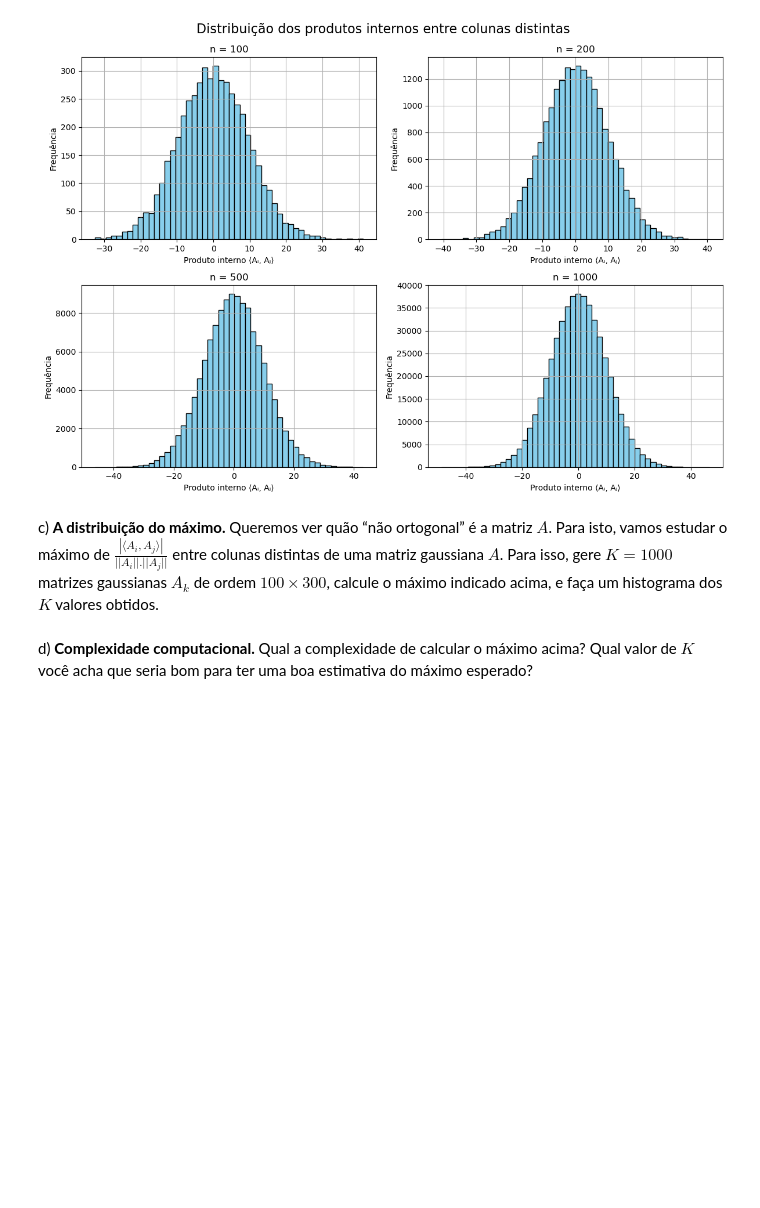
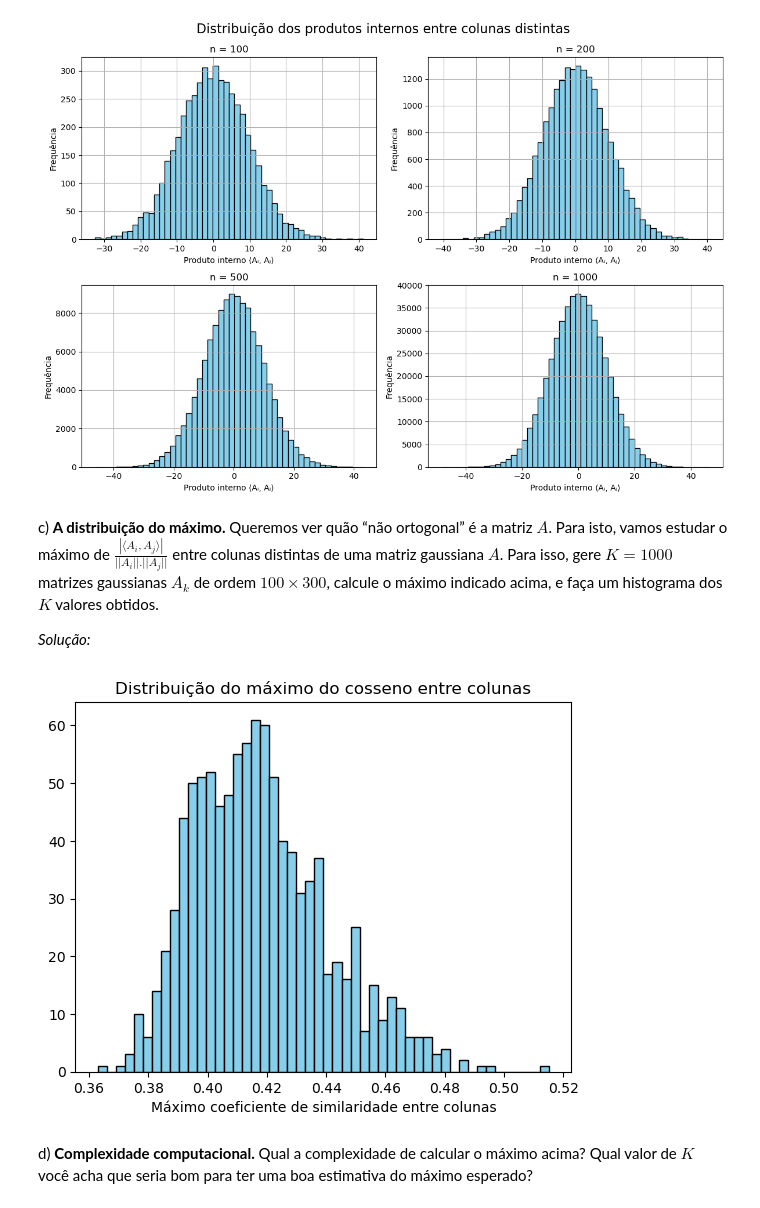
Before and after one commit to ADrielFariads/Projeto4_ALN, a Jupyter notebook: projeto4_ALN.ipynb, the cells around one changed output. Saved outputs shown, nothing was run; the diff lists cells and outputs as text; code cells hidden in the pictures; blank space fills up the shorter version.

```diff
--- a/projeto4_ALN.ipynb
+++ b/projeto4_ALN.ipynb
@@ -85,5 +85,37 @@ plt.show()
 [figure]
 # %% [markdown]
 c) **A distribuição do máximo.** Queremos ver quão “não ortogonal” é a matriz $A$. Para isto, vamos estudar o máximo de $\frac{|\langle A_i, A_j \rangle|}{||A_i||.||A_j||}$ entre colunas distintas de uma matriz gaussiana $A$. Para isso, gere $K=1000$ matrizes gaussianas $A_k$ de ordem $100 \times 300$, calcule o máximo indicado acima, e faça um histograma dos $K$ valores obtidos.
+
+*Solução:*
+# %%
+#função para retornar os valores |<Ai,Aj>|/||Ai||.||Aj||
+np.random.seed(0)
+
+
+def max_cos(A):
+    n = A.shape[1]
+    max_val = 0
+    for i in range(n):
+        for j in range(i + 1, n):
+            dp = abs(np.dot(A[:, i], A[:, j]))
+            norm_prod = np.linalg.norm(A[:, i]) * np.linalg.norm(A[:, j])
+            val = dp / norm_prod
+            if val > max_val:
+                max_val = val
+    return max_val
+
+results = []
+
+for _ in range(1000):
+    A = np.random.randn(100, 300)
+    max_sim = max_cos(A)
+    results.append(max_sim)
+
+plt.hist(results, bins=50, edgecolor='black',color='skyblue')
+plt.title('Distribuição do máximo do cosseno entre colunas')
+plt.xlabel('Máximo coeficiente de similaridade entre colunas')
+plt.show()
+# %% [output]
+[figure, added]
 # %% [markdown]
 d) **Complexidade computacional.** Qual a complexidade de calcular o máximo acima? Qual valor de $K$ você acha que seria bom para ter uma boa estimativa do máximo esperado?
```
Also changed, not shown: parts of 2 cells of this notebook.
